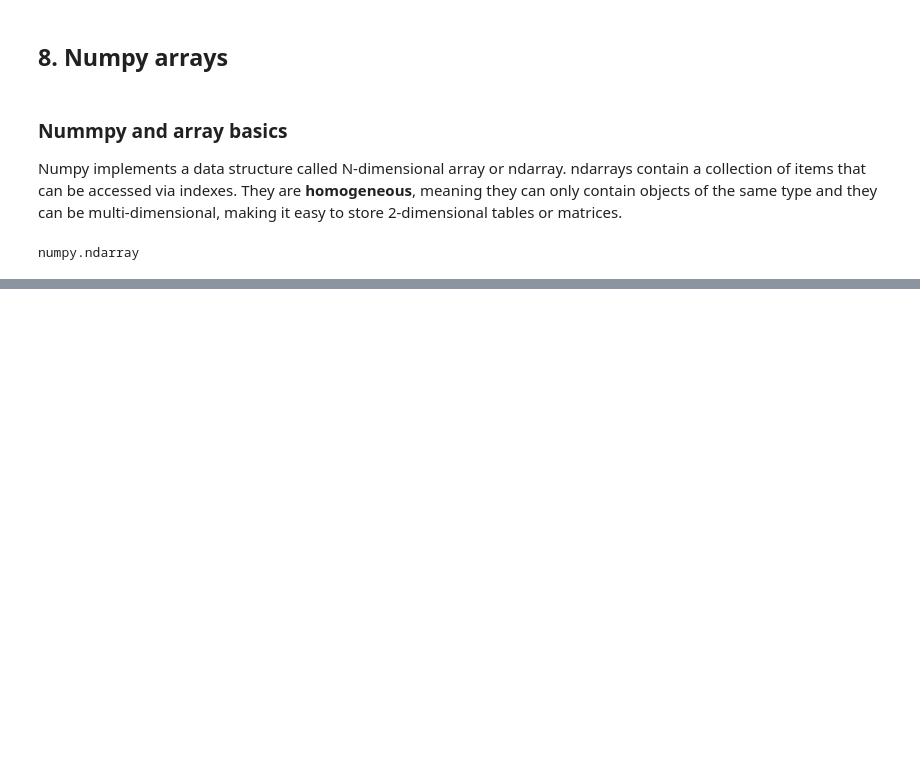
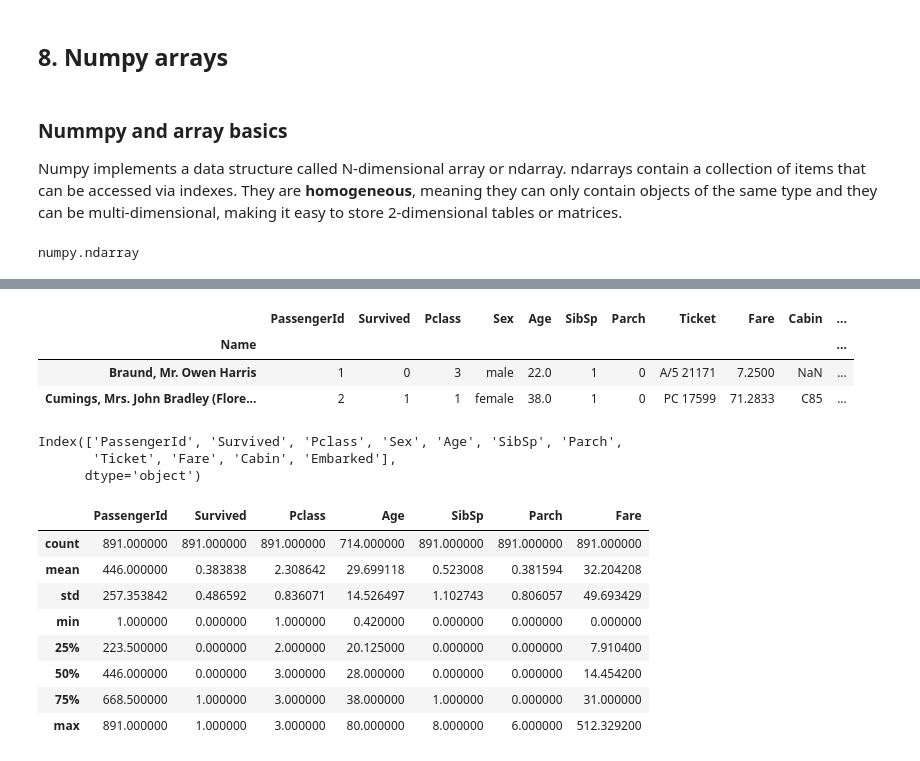
Before and after one commit to micaelasinger/PythonForDataAnalysis, a Jupyter notebook: Python for Data Analysis.ipynb, the cells around one changed output, grey strips where cells are left out. Drawn from its saved outputs; the diff is of its cells as text; code cells hidden in the pictures; blank space fills up the shorter version.

```diff
--- a/Python for Data Analysis.ipynb
+++ b/Python for Data Analysis.ipynb
@@ -634,0 +1280,5 @@ numpy.ndarray
+# %%
+# You can assing new row indexes with df.index
+titanic_train.index = titanic_train["Name"]   # Set index to name
+del titanic_train["Name"]                     # Delete name column
+print(titanic_train.index[0:10])              # Print new indexes
@@ -634,0 +1295,27 @@ numpy.ndarray
+# %%
+titanic_train.head(2)
+# %% [output]
+|  | PassengerId | Survived | Pclass | Sex | Age | SibSp | Parch | Ticket | Fare | Cabin | ... |
+| Name |  |  |  |  |  |  |  |  |  |  | ... |
+| Braund, Mr. Owen Harris | 1 | 0 | 3 | male | 22.0 | 1 | 0 | A/5 21171 | 7.2500 | NaN | ... |
+| Cumings, Mrs. John Bradley (Flore... | 2 | 1 | 1 | female | 38.0 | 1 | 0 | PC 17599 | 71.2833 | C85 | ... |
+# %%
+# Access the column labels with df.columns
+titanic_train.columns
+# %% [output]
+Index(['PassengerId', 'Survived', 'Pclass', 'Sex', 'Age', 'SibSp', 'Parch',
+       'Ticket', 'Fare', 'Cabin', 'Embarked'],
+      dtype='object')
+# %%
+# Get a quick statistical summary of the data set with df.describe()
+titanic_train.describe()  # Summarize the first 6 columns
+# %% [output]
+|  | PassengerId | Survived | Pclass | Age | SibSp | Parch | Fare |
+| count | 891.000000 | 891.000000 | 891.000000 | 714.000000 | 891.000000 | 891.000000 | 891.000000 |
+| mean | 446.000000 | 0.383838 | 2.308642 | 29.699118 | 0.523008 | 0.381594 | 32.204208 |
+| std | 257.353842 | 0.486592 | 0.836071 | 14.526497 | 1.102743 | 0.806057 | 49.693429 |
+| min | 1.000000 | 0.000000 | 1.000000 | 0.420000 | 0.000000 | 0.000000 | 0.000000 |
+| 25% | 223.500000 | 0.000000 | 2.000000 | 20.125000 | 0.000000 | 0.000000 | 7.910400 |
+| 50% | 446.000000 | 0.000000 | 3.000000 | 28.000000 | 0.000000 | 0.000000 | 14.454200 |
+| 75% | 668.500000 | 1.000000 | 3.000000 | 38.000000 | 1.000000 | 0.000000 | 31.000000 |
+| max | 891.000000 | 1.000000 | 3.000000 | 80.000000 | 8.000000 | 6.000000 | 512.329200 |
```
Also changed, not shown: parts of 106 cells of this notebook, 3 other files.
